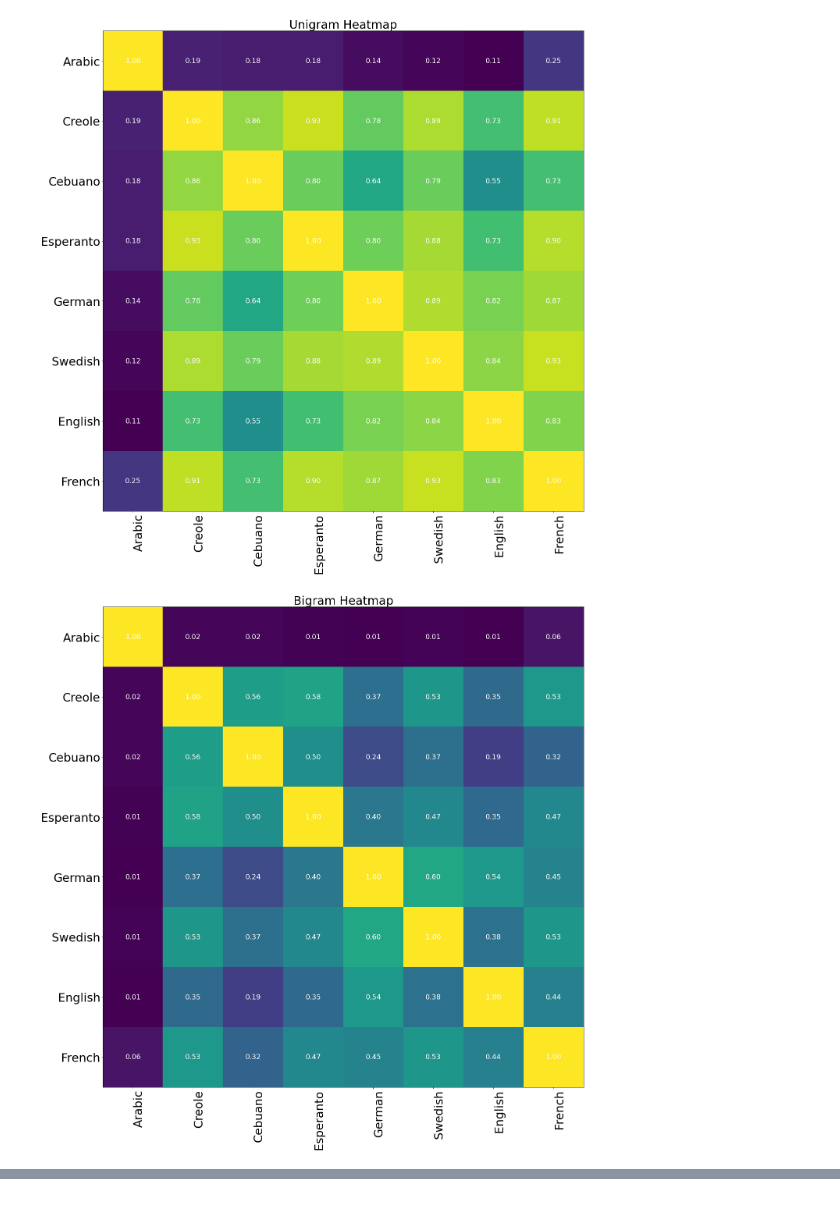
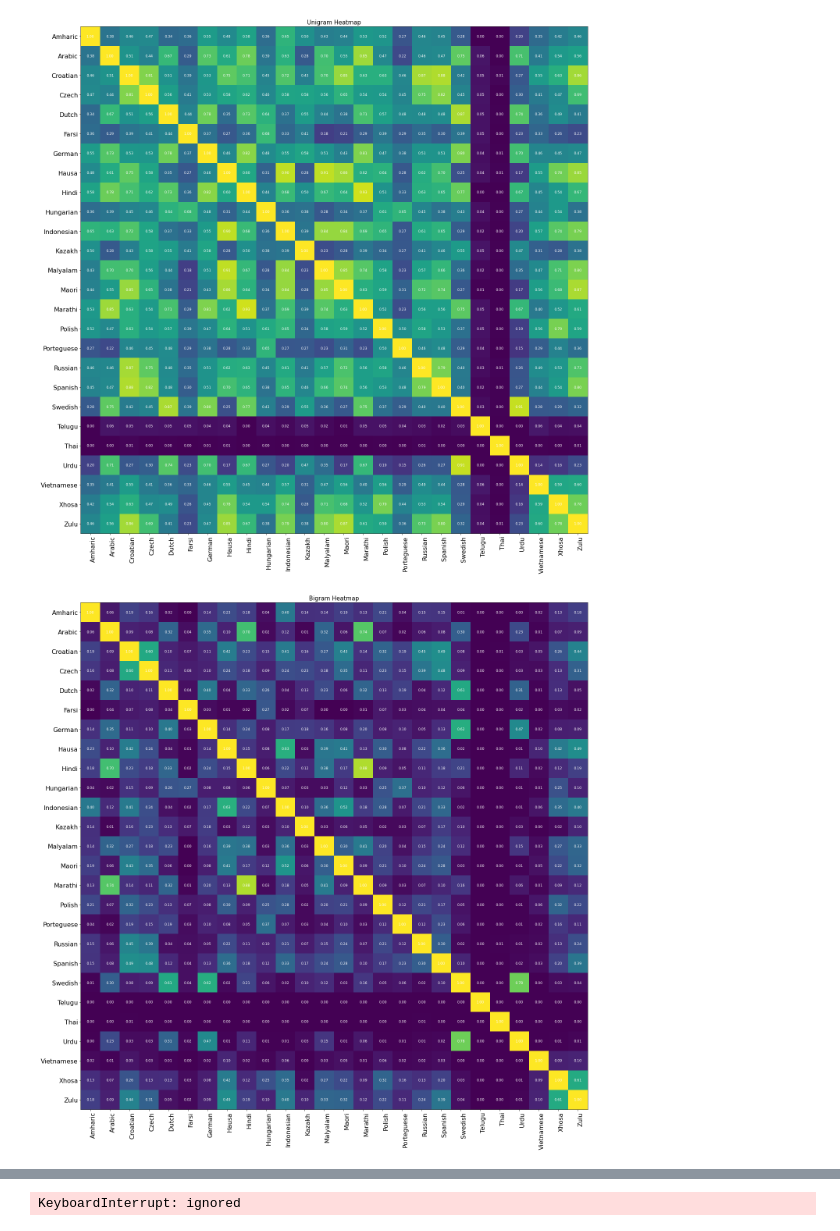
Before and after one commit to Information-Retrieval-Research/Codes, a Jupyter notebook: Analysis.ipynb, the cells around one changed output, grey strips where cells are left out. Drawn from its saved outputs; the diff is of its cells as text; code cells hidden in the pictures.

```diff
--- a/Analysis.ipynb
+++ b/Analysis.ipynb
@@ -19,6 +22,7 @@ Mounted at /gdrive
 /gdrive
+# %%
+list_of_languages = ['Amharic','Arabic','Croatian','Czech','Dutch','Farsi','German','Hausa','Hindi','Hungarian','Indonesian','Kazakh','Malyalam','Maori','Marathi','Polish','Porteguese','Russian','Spanish','Swedish','Telugu','Thai','Urdu','Vietnamese','Xhosa','Zulu']
 # %%
-list_of_languages = ["Arabic", "Creole", "Cebuano", "Esperanto", "German", "Swedish", "English", "French"]
 name_list = ["Unigram" , "Bigram" , "Trigram"]
 matrix_unigram = []
 for i in range(len(list_of_languages)):
@@ -40,11 +44,11 @@ for i in range(len(list_of_languages)):
 # %%
 for i,language1 in enumerate(list_of_languages):
   for j,language2 in enumerate(list_of_languages):
-    with open(f'/gdrive/My Drive/Corpus/Bible/Bible1/{language1}/{language1}_{language2}_dot_product_unigram_phonemes.csv', 'r' , encoding = "ISO-8859-1") as a:
+    with open(f'/gdrive/My Drive/IR Research/Corpus/Bible/Bible1/{language1}/unigram/{language1}_{language2}_dot_product_unigram_phonemes.csv', 'r' , encoding = "ISO-8859-1") as a:
       matrix_unigram[i][j] = float(a.read())
-    with open(f'/gdrive/My Drive/Corpus/Bible/Bible1/{language1}/{language1}_{language2}_dot_product_bigram_phonemes.csv', 'r' , encoding = "ISO-8859-1") as b:
+    with open(f'/gdrive/My Drive/IR Research/Corpus/Bible/Bible1/{language1}/bigram/{language1}_{language2}_dot_product_bigram_phonemes.csv', 'r' , encoding = "ISO-8859-1") as b:
       matrix_bigram[i][j] = float(b.read())
-    with open(f'/gdrive/My Drive/Corpus/Bible/Bible1/{language1}/{language1}_{language2}_dot_product_trigram_phonemes.csv', 'r' , encoding = "ISO-8859-1") as c:
+    with open(f'/gdrive/My Drive/IR Research/Corpus/Bible/Bible1/{language1}/trigram/{language1}_{language2}_dot_product_trigram_phonemes.csv', 'r' , encoding = "ISO-8859-1") as c:
       matrix_trigram[i][j] = float(c.read())
 # %%
 array_unigram = np.array(matrix_unigram)
@@ -52,32 +56,42 @@ array_bigram = np.array(matrix_bigram)
 array_trigram = np.array(matrix_trigram)
 
 arrays_list = [array_unigram,array_bigram,array_trigram]
+# %%
+f = open(f"/gdrive/My Drive/IR Research/Corpus/Bible/Bible1/unigram_dot_product_matrix.csv", 'w' , encoding = "ISO-8859-1")
+f.write(str(array_unigram))
+f.close()
+f = open(f"/gdrive/My Drive/IR Research/Corpus/Bible/Bible1/bigram_dot_product_matrix.csv", 'w' , encoding = "ISO-8859-1")
+f.write(str(array_bigram))
+f.close()
+f = open(f"/gdrive/My Drive/IR Research/Corpus/Bible/Bible1/trigram_dot_product_matrix.csv", 'w' , encoding = "ISO-8859-1")
+f.write(str(array_trigram))
+f.close()
 # %%
 for a,arrays in enumerate(arrays_list):
   fig, ax = plt.subplots()
   im = ax.imshow(arrays)
 
   ax.set_xticks(np.arange(len(list_of_languages)))
   ax.set_yticks(np.arange(len(list_of_languages)))
 
-  ax.set_xticklabels(list_of_languages,fontsize=30)
-  ax.set_yticklabels(list_of_languages,fontsize=30)
+  ax.set_xticklabels(list_of_languages,fontsize=16)
+  ax.set_yticklabels(list_of_languages,fontsize=16)
 
   plt.setp(ax.get_xticklabels(), rotation=90, ha="right",
           rotation_mode="anchor")
 
   for i in range(len(list_of_languages)):
       for j in range(len(list_of_languages)):
           text = ax.text(j, i, "{:.2f}".format(arrays[i, j]),
-                        ha="center", va="center", color="w", size=18, fontdict=None)
+                        ha="center", va="center", color="w", size=9, fontdict=None)
 
-  plt.title(f"{name_list[a]} Heatmap",fontsize=30)
+  plt.title(f"{name_list[a]} Heatmap",fontsize=15)
 
   fig.set_figwidth(20)
   fig.set_figheight(20)
 
   fig.tight_layout()
   plt.show()
 # %% [output]
-[figure, old version]
+[figure, new version]
-[figure, old version]
+[figure, new version]
@@ -97,2 +111,8 @@ for i,language1 in enumerate(list_of_languages):
+# %%
+for i,language1 in enumerate(list_of_languages):
+  with open(f'/gdrive/My Drive/IR Research/Corpus/Bible/Bible1/{language1}/{language1}_trigram_phonemes.csv', 'r' , encoding = "ISO-8859-1") as f:
+    vector_trigram.append(list(map( float , f.read().replace("[","").replace("]","").replace(" ","").split(","))))
+# %% [output]
+KeyboardInterrupt: ignored
 # %%
 def getTSNE(array,title):
```
Also changed, not shown: parts of 17 cells of this notebook.
